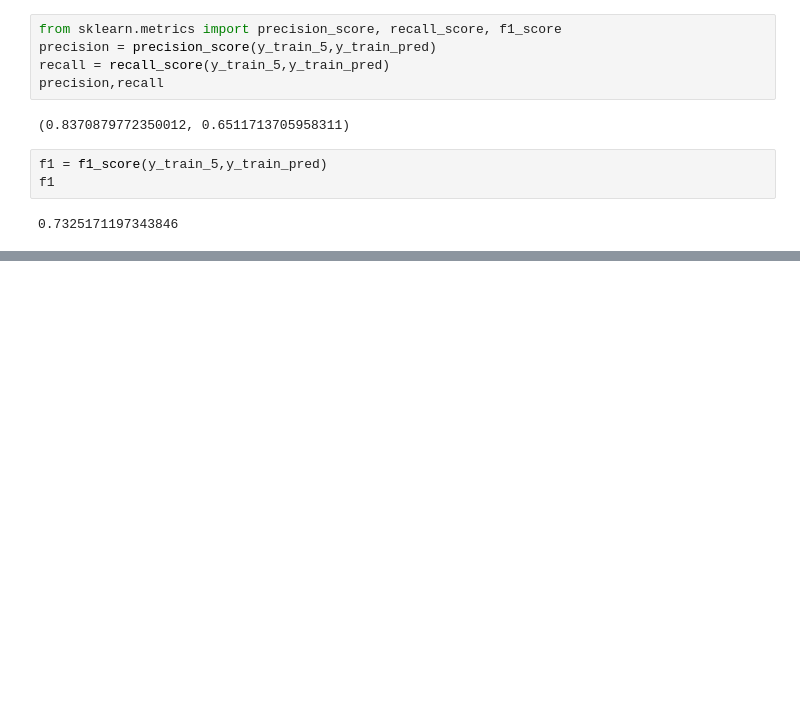
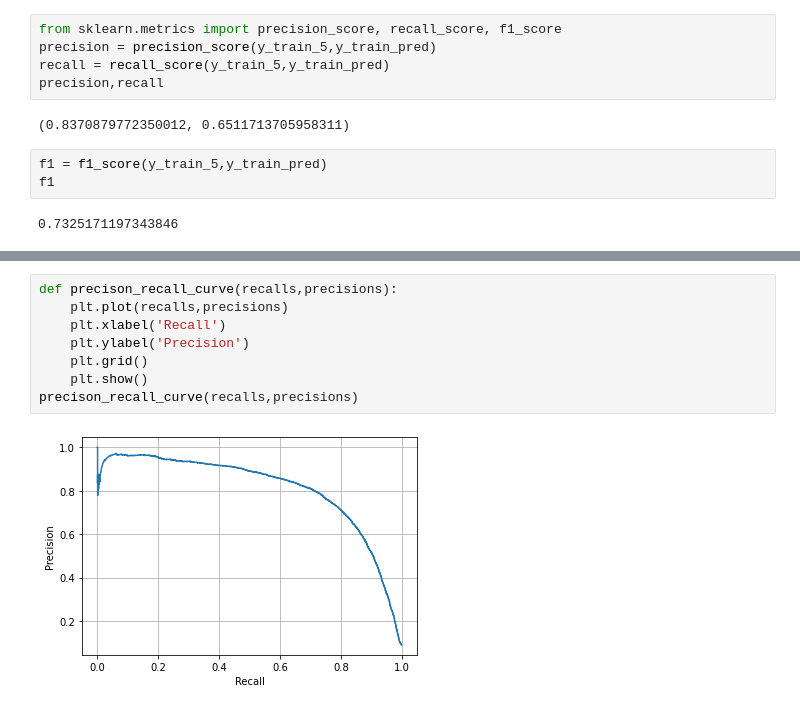
Before and after one commit to nicolasbuitragob/handson_book, a Jupyter notebook: MNIST.ipynb, the cells around one changed output, grey strips where cells are left out. Drawn from its saved outputs; the diff is of its cells as text; blank space fills up the shorter version.

```diff
--- a/MNIST.ipynb
+++ b/MNIST.ipynb
@@ -86,0 +111,10 @@ f1
+# %%
+def precison_recall_curve(recalls,precisions):
+    plt.plot(recalls,precisions)
+    plt.xlabel('Recall')
+    plt.ylabel('Precision')
+    plt.grid()
+    plt.show()
+precison_recall_curve(recalls,precisions)
+# %% [output]
+[figure, added]
```
Also changed, not shown: parts of 3 cells of this notebook.
